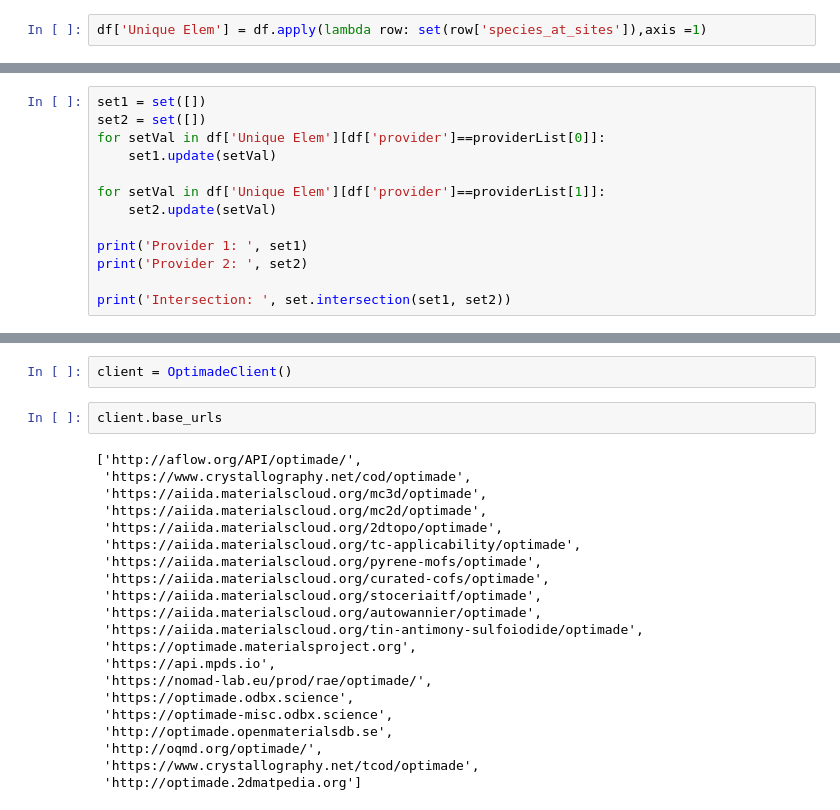
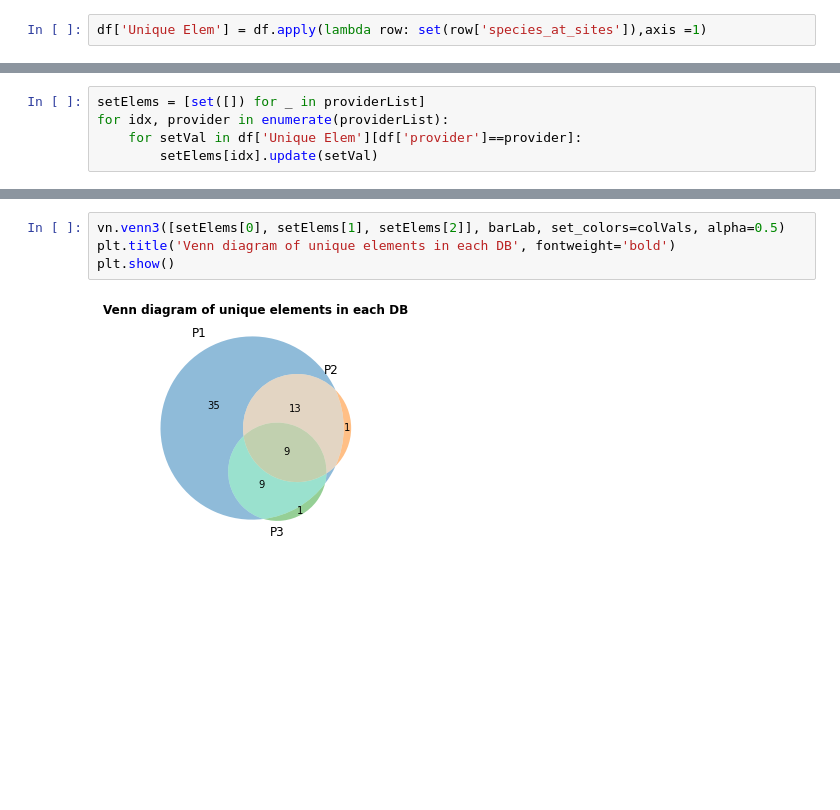
Before and after one commit to Materials-Consortia/optimade-paper-example-applications, a Jupyter notebook: src/high_entropy_alloys_ml/countOptimizerAndMLscript/denityCalcAndLearn.ipynb, the cells around one changed output, grey strips where cells are left out. Saved outputs shown, nothing was run; the diff lists cells and outputs as text; blank space fills up the shorter version.

```diff
--- a/src/high_entropy_alloys_ml/countOptimizerAndMLscript/denityCalcAndLearn.ipynb
+++ b/src/high_entropy_alloys_ml/countOptimizerAndMLscript/denityCalcAndLearn.ipynb
@@ -203,13 +195,5 @@ plt.bar(dict2.keys(), dict2.values(), alpha =0.5)
 # %%
-set1 = set([])
-set2 = set([])
-for setVal in df['Unique Elem'][df['provider']==providerList[0]]:
-    set1.update(setVal)
-
-for setVal in df['Unique Elem'][df['provider']==providerList[1]]:
-    set2.update(setVal)
-
-print('Provider 1: ', set1)
-print('Provider 2: ', set2)
-
-print('Intersection: ', set.intersection(set1, set2))
+setElems = [set([]) for _ in providerList]
+for idx, provider in enumerate(providerList):
+    for setVal in df['Unique Elem'][df['provider']==provider]:
+        setElems[idx].update(setVal)
@@ -252,25 +200,6 @@ Text(0, 0.5, 'Fitness')
-# %%
-client = OptimadeClient()
-# %%
-client.base_urls
-# %% [output]
-['http://aflow.org/API/optimade/',
- 'https://www.crystallography.net/cod/optimade',
- 'https://aiida.materialscloud.org/mc3d/optimade',
- 'https://aiida.materialscloud.org/mc2d/optimade',
- 'https://aiida.materialscloud.org/2dtopo/optimade',
- 'https://aiida.materialscloud.org/tc-applicability/optimade',
- 'https://aiida.materialscloud.org/pyrene-mofs/optimade',
- 'https://aiida.materialscloud.org/curated-cofs/optimade',
- 'https://aiida.materialscloud.org/stoceriaitf/optimade',
- 'https://aiida.materialscloud.org/autowannier/optimade',
- 'https://aiida.materialscloud.org/tin-antimony-sulfoiodide/optimade',
- 'https://optimade.materialsproject.org',
- 'https://api.mpds.io',
- 'https://nomad-lab.eu/prod/rae/optimade/',
- 'https://optimade.odbx.science',
- 'https://optimade-misc.odbx.science',
- 'http://optimade.openmaterialsdb.se',
- 'http://oqmd.org/optimade/',
- 'https://www.crystallography.net/tcod/optimade',
- 'http://optimade.2dmatpedia.org']
+# %%
+vn.venn3([setElems[0], setElems[1], setElems[2]], barLab, set_colors=colVals, alpha=0.5)
+plt.title('Venn diagram of unique elements in each DB', fontweight='bold')
+plt.show()
+# %% [output]
+[figure, added]
```
Also changed, not shown: parts of 32 cells of this notebook.
